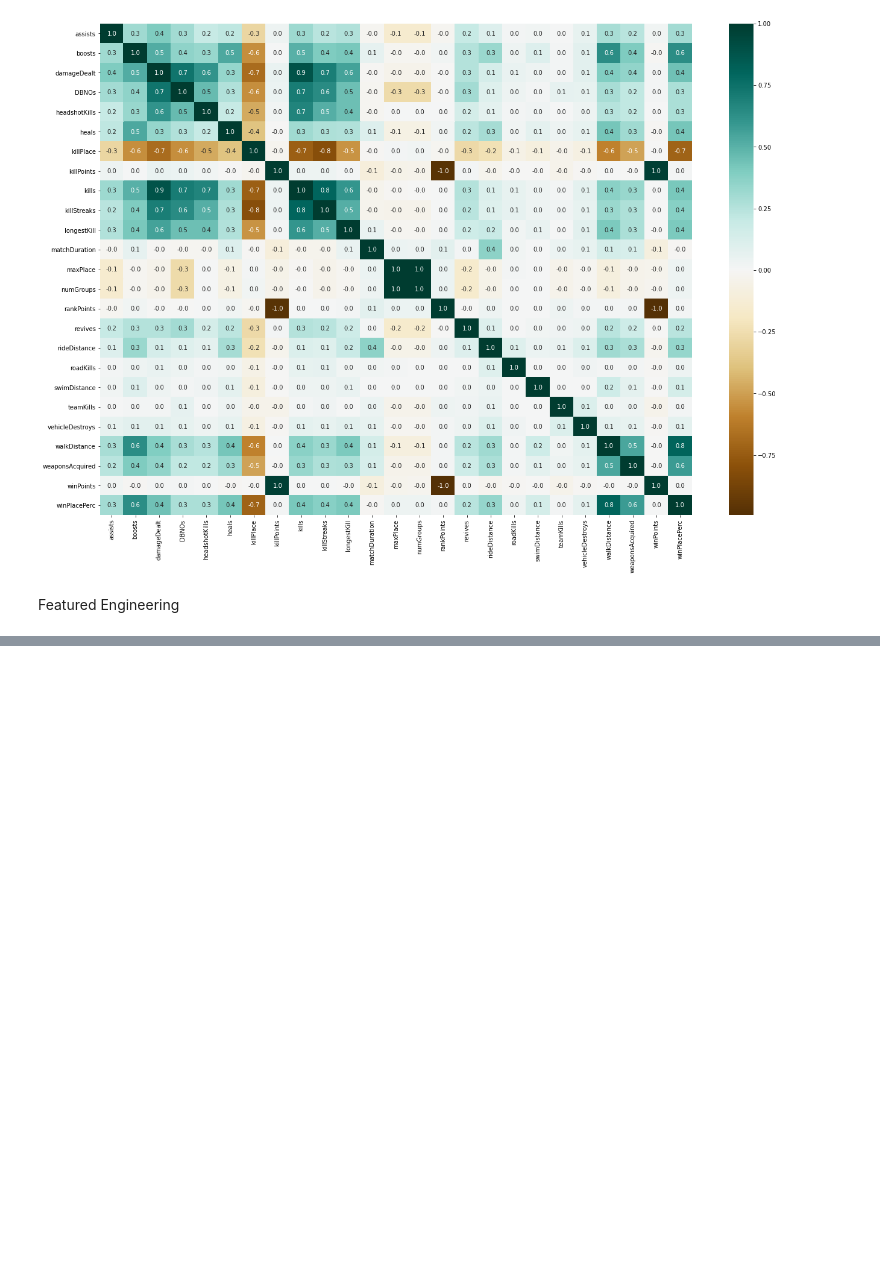
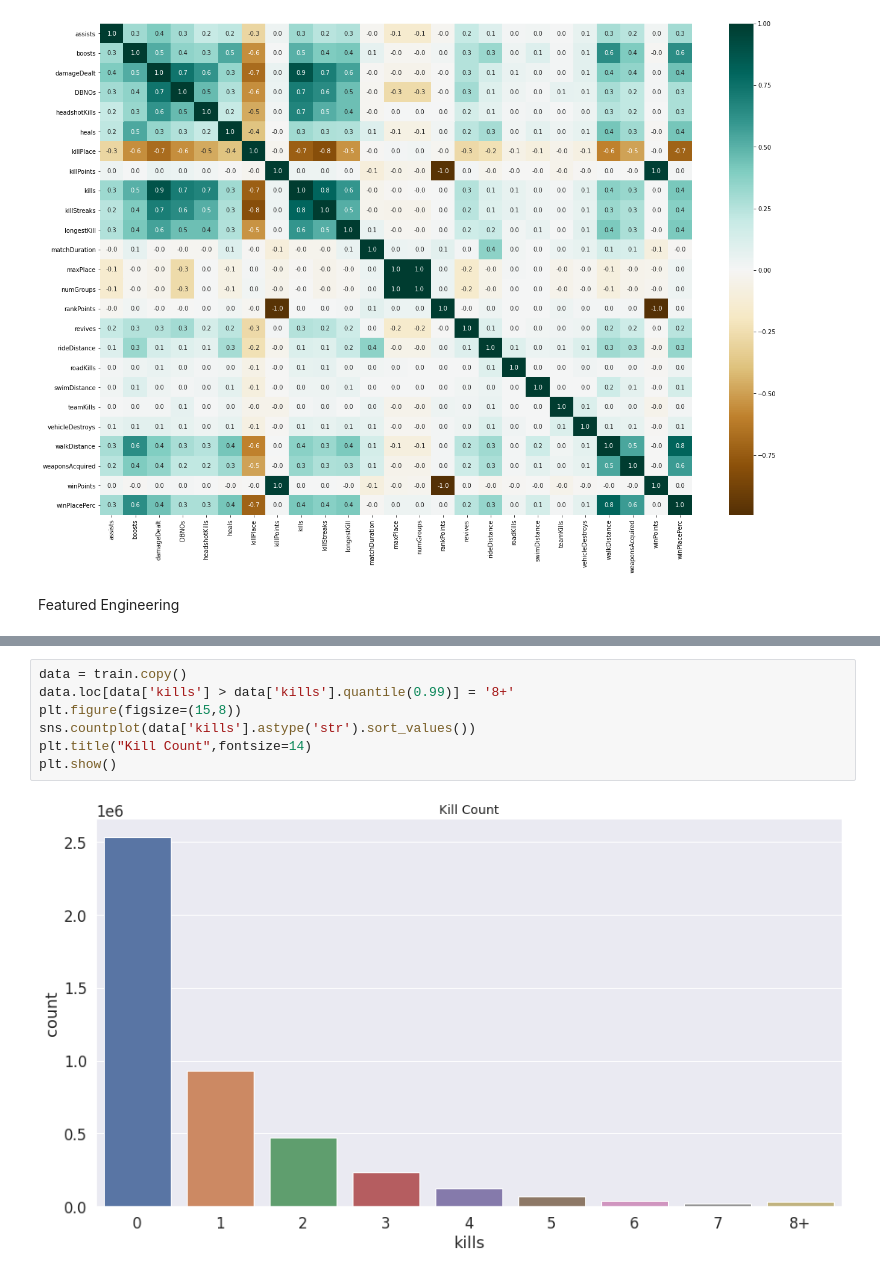
Before and after one commit to ANKITSHARMA98/PUBG-Data-Analysis, a Jupyter notebook: PUBG.ipynb, the cells around one changed output, grey strips where cells are left out. Cells and saved outputs as stored; diff of their text form; blank space fills up the shorter version.

```diff
--- a/PUBG.ipynb
+++ b/PUBG.ipynb
@@ -181,0 +186,9 @@ Featured Engineering
+# %%
+data = train.copy()
+data.loc[data['kills'] > data['kills'].quantile(0.99)] = '8+'
+plt.figure(figsize=(15,8))
+sns.countplot(data['kills'].astype('str').sort_values())
+plt.title("Kill Count",fontsize=14)
+plt.show()
+# %% [output]
+[figure, added]
```
Also changed, not shown: parts of 10 cells of this notebook.
